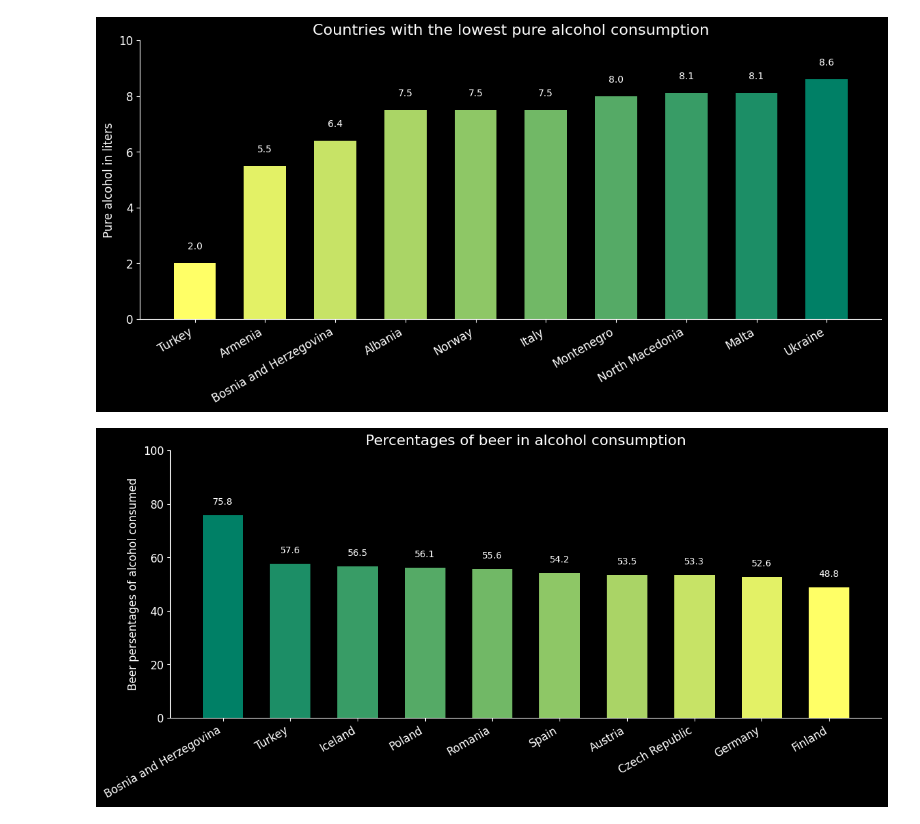
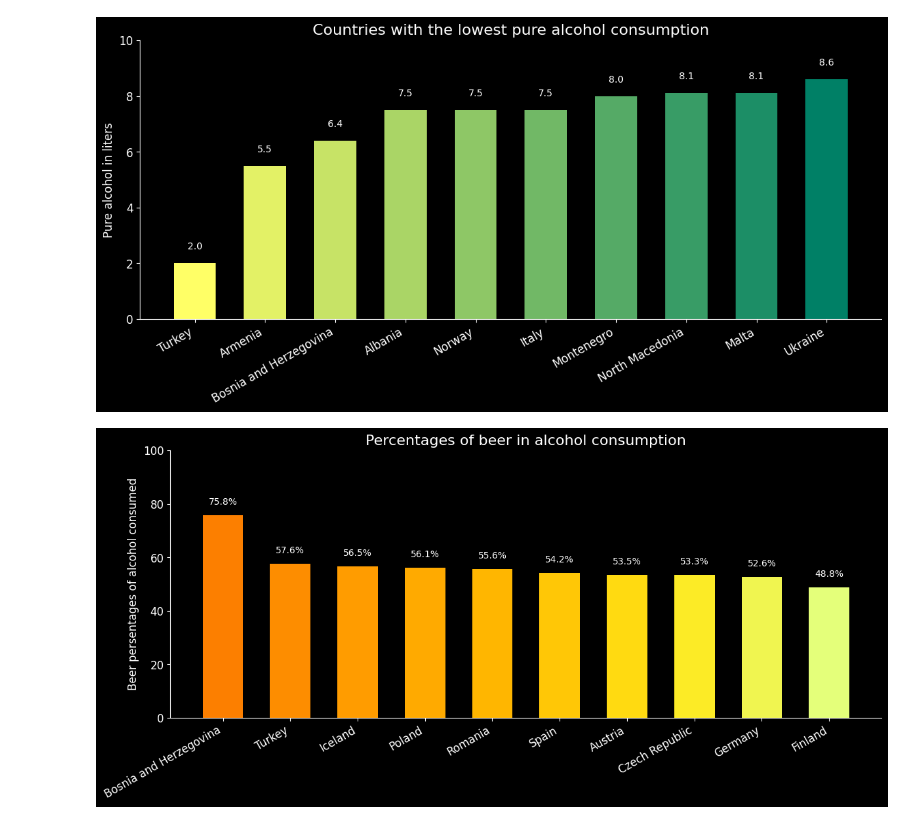
Before and after one commit to gruuubcioo/Alcohol-consumption-in-Europe, a Jupyter notebook: main.ipynb, the cells around one changed output. Cells and saved outputs as stored; diff of their text form; code cells hidden in the pictures.

Commit message:
Added beer plot

```diff
--- a/main.ipynb
+++ b/main.ipynb
@@ -86,28 +86,28 @@ fig.autofmt_xdate()
 # %%
 sorted_by_beer = data.sort_values(by='beer_percentage', ascending=False)
 x = sorted_by_beer['country'].head(10)
 y = sorted_by_beer['beer_percentage'].head(10)
 
 # Tworzenie mapy kolorów
-cmap = plt.cm.summer  # Wybór mapy kolorów
+cmap = plt.cm.Wistia_r  # Wybór mapy kolorów
 colors = cmap(np.linspace(0, 1, len(y)))  # Generowanie kolorów dla każdego słupka
 
 plt.style.use('dark_background')
 fig, ax = plt.subplots(figsize=(14, 6))
 plt.ylim((0, 100))
 
 ax.bar(x, y, width=0.6, color=colors)
 
 for i, liters in enumerate(y):
-    ax.text(i, liters + 5, f"{liters}", ha="center", va="center")
+    ax.text(i, liters + 5, f"{liters}%", ha="center", va="center")
 
 ax.set_title("Percentages of beer in alcohol consumption", fontsize=16)
 ax.set_xlabel("", fontsize=12)
 ax.set_ylabel("Beer persentages of alcohol consumed", fontsize=12)
 ax.tick_params(labelsize=12)
 ax.spines["top"].set_visible(False)
 ax.spines["right"].set_visible(False)
 
 fig.autofmt_xdate()
 # %% [output]
-[figure, old version]
+[figure, new version]
```
